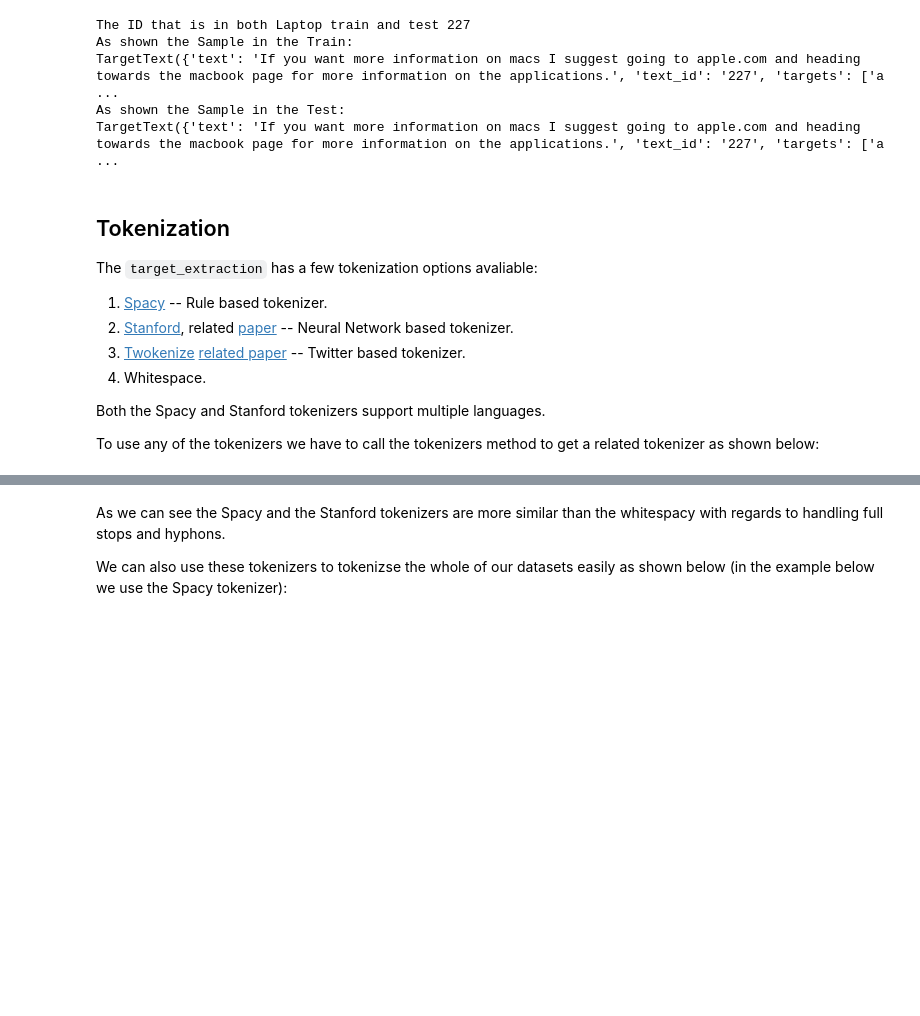
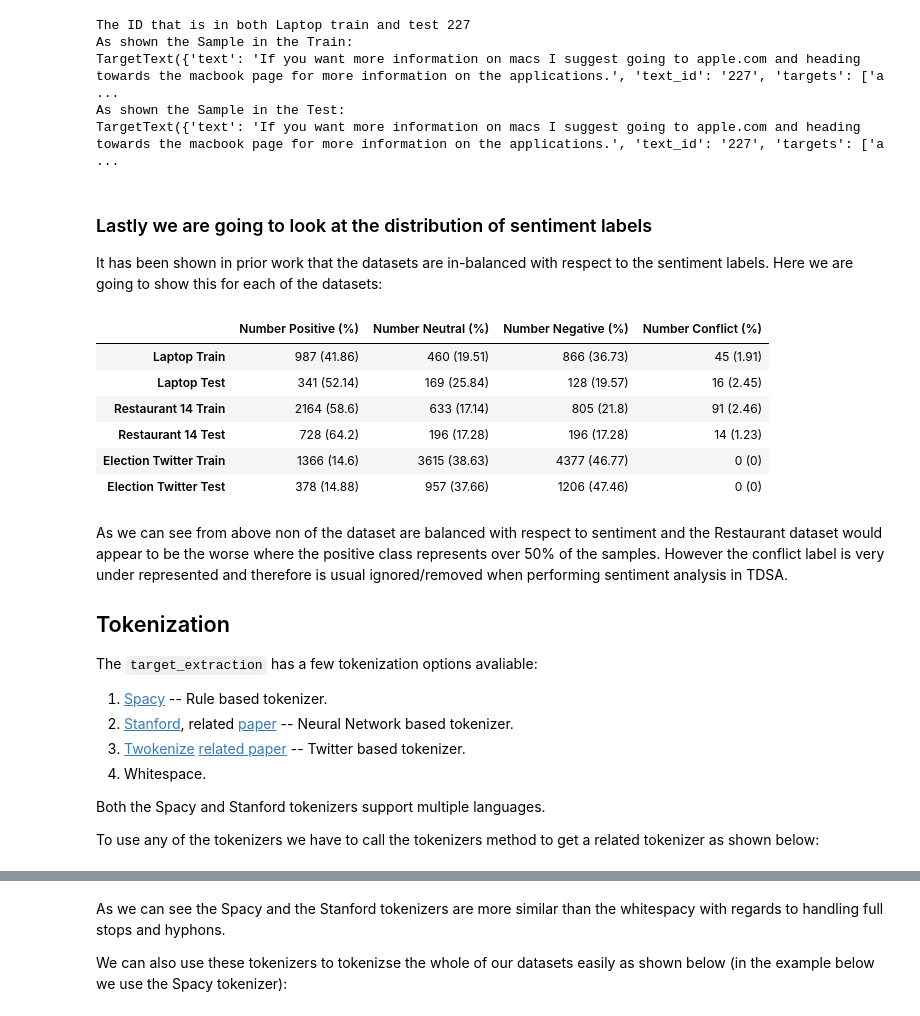
Before and after one commit to apmoore1/target-extraction, a Jupyter notebook: tutorials/Load_and_Explore_Target_Extraction.ipynb, the cells around one changed output, grey strips where cells are left out. Saved outputs shown, nothing was run; the diff lists cells and outputs as text; code cells hidden in the pictures; blank space fills up the shorter version.

```diff
--- a/tutorials/Load_and_Explore_Target_Extraction.ipynb
+++ b/tutorials/Load_and_Explore_Target_Extraction.ipynb
@@ -322,7 +287,49 @@ As shown the Sample in the Train:
 TargetText({'text': 'If you want more information on macs I suggest going to apple.com and heading towards the macbook page for more information on the applications.', 'text_id': '227', 'targets': ['a ...
 As shown the Sample in the Test:
 TargetText({'text': 'If you want more information on macs I suggest going to apple.com and heading towards the macbook page for more information on the applications.', 'text_id': '227', 'targets': ['a ...
+# %% [markdown]
+### Lastly we are going to look at the distribution of sentiment labels
+It has been shown in prior work that the datasets are in-balanced with respect to the sentiment labels. Here we are going to show this for each of the datasets:
+# %%
+from collections import Counter
+
+def count_sentiments(dataset: TargetTextCollection) -> Dict[str, int]:
+  sentiment_count = Counter()
+  for target in dataset.samples_with_targets().values():
+    sentiment_count.update(target['target_sentiments'])
+  return sentiment_count
+
+in_balanced_stats = defaultdict(lambda: {})
+
+for name, dataset in name_dataset:
+  # Have to skip the Restaurant 16 dataset as we had to remove the sentiment
+  # labels to ensure that each target only occured once
+  if '16' in name:
+    continue
+  sentiment_counts = count_sentiments(dataset)
+  total_count = sum(sentiment_counts.values())
+  percentages = {sentiment: round((count/total_count)*100,2)
+                 for sentiment, count in sentiment_counts.items()}
+
+  in_balanced_stats[name]['Number Positive (%)'] = f"{sentiment_counts['positive']} ({percentages['positive']})"
+  in_balanced_stats[name]['Number Neutral (%)'] = f"{sentiment_counts['neutral']} ({percentages['neutral']})"
+  in_balanced_stats[name]['Number Negative (%)'] = f"{sentiment_counts['negative']} ({percentages['negative']})"
+  if 'conflict' in percentages:
+    in_balanced_stats[name]['Number Conflict (%)'] = f"{sentiment_counts['conflict']} ({percentages['conflict']})"
+  else:
+    in_balanced_stats[name]['Number Conflict (%)'] = f"0 (0)"
+pd.DataFrame(in_balanced_stats).T
+# %% [output]
+|  | Number Positive (%) | Number Neutral (%) | Number Negative (%) | Number Conflict (%) |
+| Laptop Train | 987 (41.86) | 460 (19.51) | 866 (36.73) | 45 (1.91) |
+| Laptop Test | 341 (52.14) | 169 (25.84) | 128 (19.57) | 16 (2.45) |
+| Restaurant 14 Train | 2164 (58.6) | 633 (17.14) | 805 (21.8) | 91 (2.46) |
+| Restaurant 14 Test | 728 (64.2) | 196 (17.28) | 196 (17.28) | 14 (1.23) |
+| Election Twitter Train | 1366 (14.6) | 3615 (38.63) | 4377 (46.77) | 0 (0) |
+| Election Twitter Test | 378 (14.88) | 957 (37.66) | 1206 (47.46) | 0 (0) |
 # %% [markdown]
+As we can see from above non of the dataset are balanced with respect to sentiment and the Restaurant dataset would appear to be the worse where the positive class represents over 50% of the samples. However the conflict label is very under represented and therefore is usual ignored/removed when performing sentiment analysis in TDSA.
+
 ## Tokenization
 
 The `target_extraction` has a few tokenization options avaliable:
```
Also changed, not shown: parts of 17 cells of this notebook.
